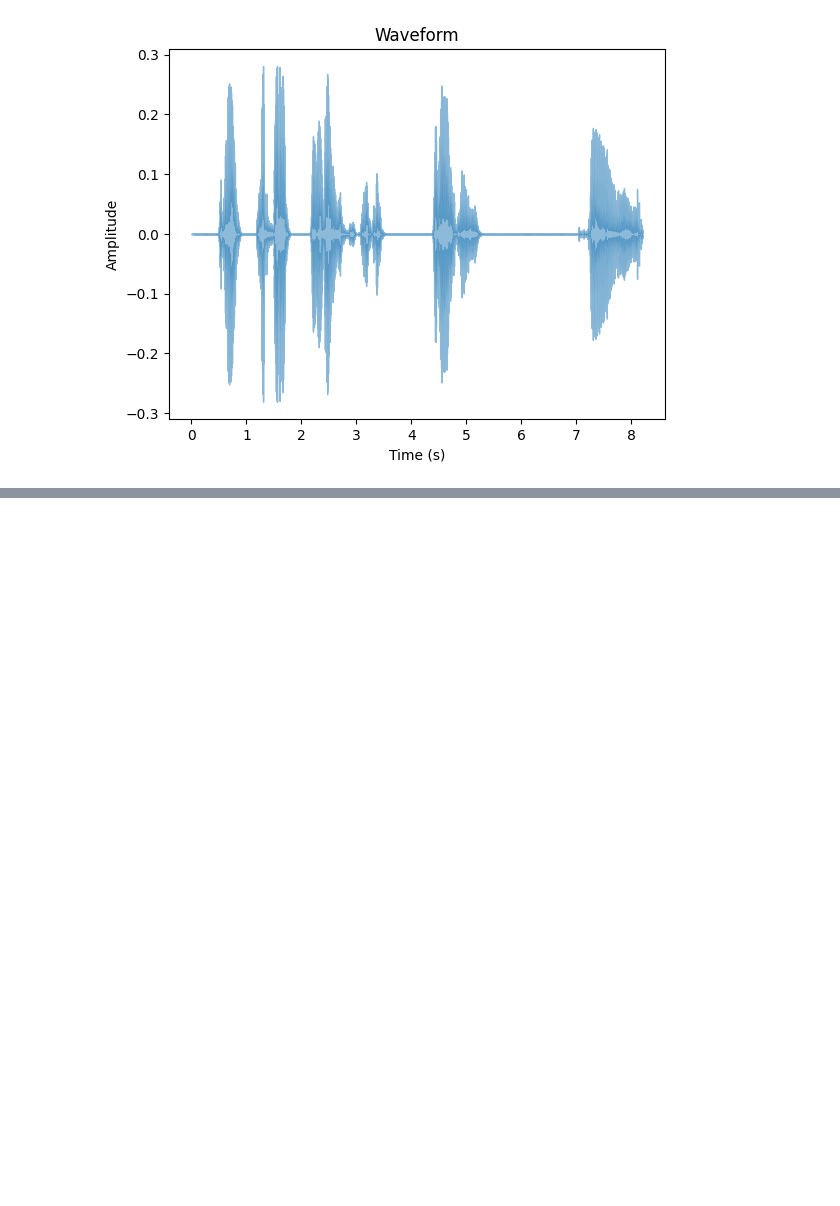
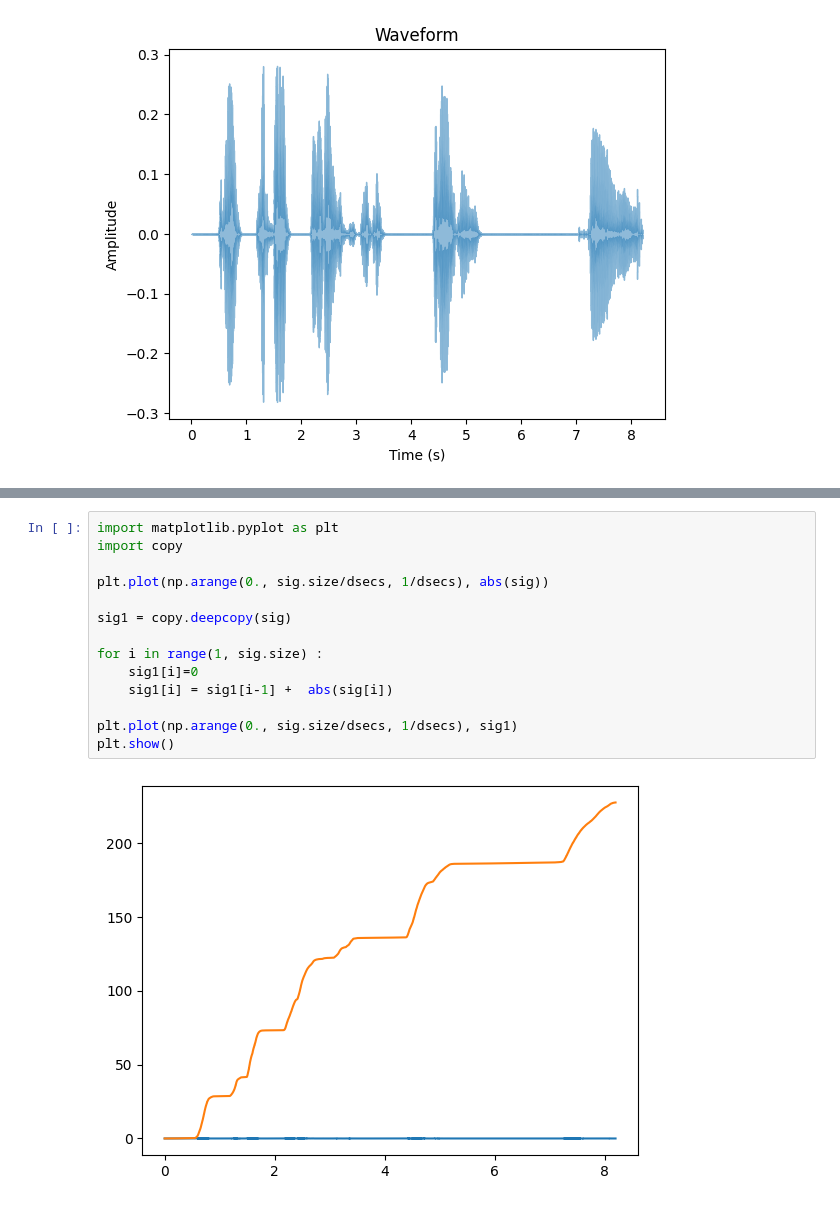
Before and after one commit to SAgiKPJH/SAGI_JJU-JJUCODE-, a Jupyter notebook: Project/01 영상편집 도우미 in python/VideoTest.ipynb, the cells around one changed output, grey strips where cells are left out. Drawn from its saved outputs; the diff is of its cells as text; blank space fills up the shorter version.

```diff
--- a/Project/01 영상편집 도우미 in python/VideoTest.ipynb
+++ b/Project/01 영상편집 도우미 in python/VideoTest.ipynb
@@ -689,0 +755,16 @@ Text(0.5, 1.0, 'Waveform')
+# %%
+import matplotlib.pyplot as plt
+import copy
+
+plt.plot(np.arange(0., sig.size/dsecs, 1/dsecs), abs(sig))
+
+sig1 = copy.deepcopy(sig)
+
+for i in range(1, sig.size) :
+    sig1[i]=0
+    sig1[i] = sig1[i-1] +  abs(sig[i])
+
+plt.plot(np.arange(0., sig.size/dsecs, 1/dsecs), sig1)
+plt.show()
+# %% [output]
+[figure, added]
```
Also changed, not shown: parts of 15 cells of this notebook, 1 other file.
